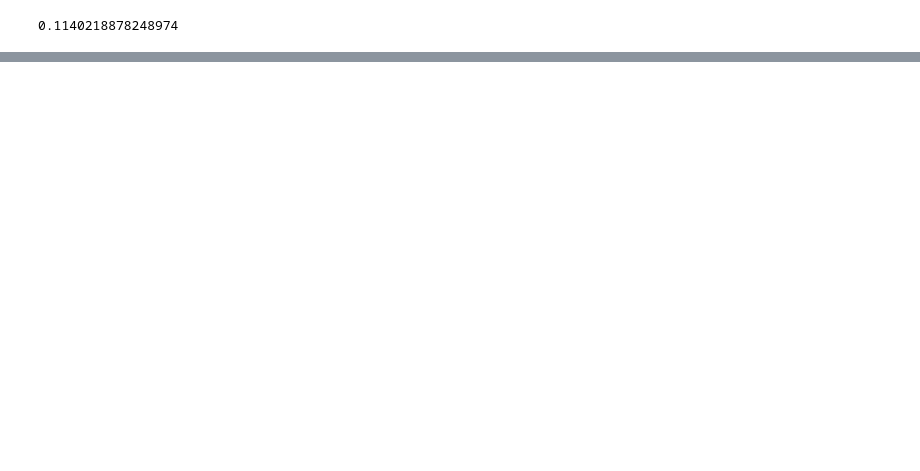
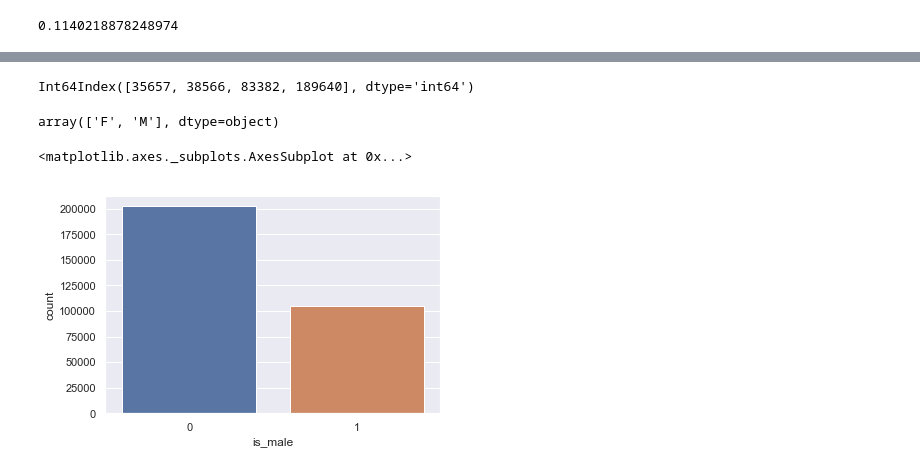
Before and after one commit to blairdev1023/kaggle_credit_comp, a Jupyter notebook: EDA.ipynb, the cells around one changed output, grey strips where cells are left out. Cells and saved outputs as stored; diff of their text form; code cells hidden in the pictures; blank space fills up the shorter version.

```diff
--- a/EDA.ipynb
+++ b/EDA.ipynb
@@ -102,0 +117,21 @@ len(df_train[df_train['TARGET'] == 1])/len(df_train)
+# %%
+idxs = temp[temp['code_gender'] == 'XNA'].index
+print(idxs)
+# %% [output]
+Int64Index([35657, 38566, 83382, 189640], dtype='int64')
+# %%
+idxs = temp[temp['code_gender'] == 'XNA'].index
+
+for idx in idxs:
+    temp.at[idx, 'code_gender'] = 'F'
+np.unique(temp['code_gender'])
+# %% [output]
+array(['F', 'M'], dtype=object)
+# %%
+foo = lambda x: 1 if x == 'M' else 0
+temp['code_gender'] = temp['code_gender'].apply(foo)
+temp.rename(columns={'code_gender': 'is_male'}, inplace=True)
+sns.countplot(temp['is_male'])
+# %% [output]
+<matplotlib.axes._subplots.AxesSubplot at 0x...>
+[figure, added]
```
Also changed, not shown: parts of 19 cells of this notebook.
